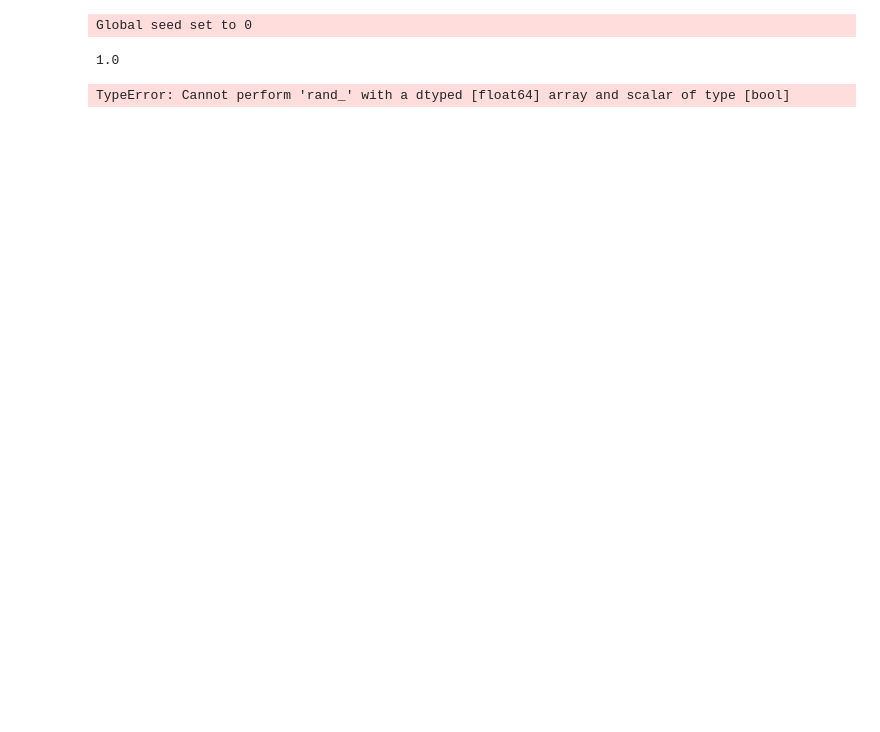
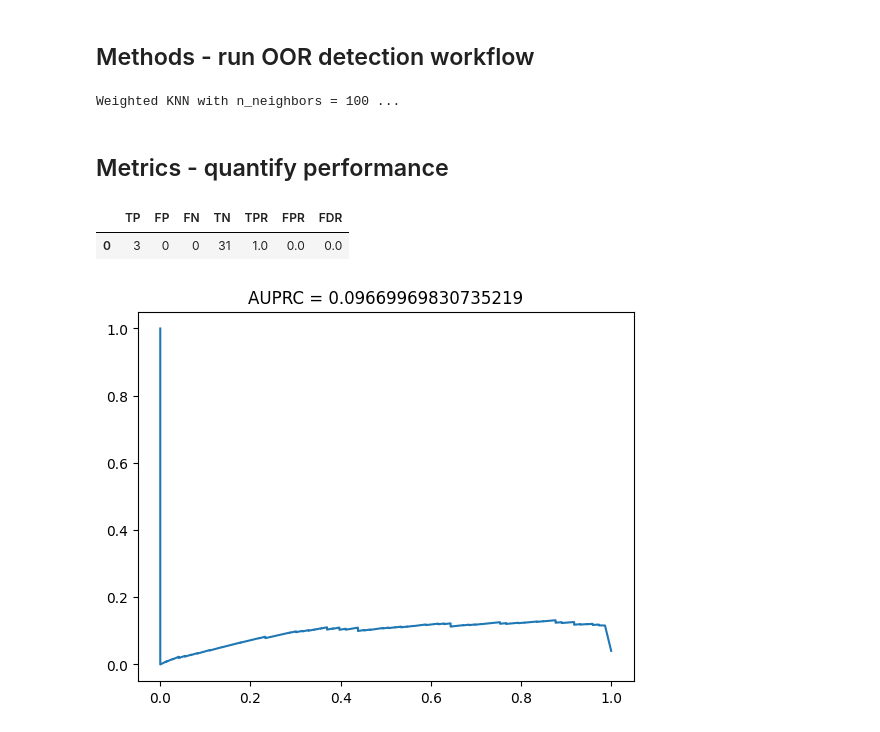
Before and after one commit to MarioniLab/oor_benchmark, a Jupyter notebook: docs/notebooks/example.ipynb, the cells around one changed output. Drawn from its saved outputs; the diff is of its cells as text; code cells hidden in the pictures; blank space fills up the shorter version.

```diff
--- a/docs/notebooks/example.ipynb
+++ b/docs/notebooks/example.ipynb
@@ -10,0 +11,5 @@ import scanpy as sc
+# %%
+## Make temporary directory to store results
+outdir = './tmp/'
+if not os.path.exists(outdir):
+    os.mkdir(outdir)
@@ -10,0 +40,10 @@ import scanpy as sc
+# %%
+from oor_benchmark.datasets import simulation
+query_samples = adata.obs[adata.obs['dataset_group'] == 'query']['sample_id'].unique().tolist()
+ctrl_samples = adata.obs[adata.obs['dataset_group'] == 'ctrl']['sample_id'].unique().tolist()
+adata = simulation.simulate_query_reference(adata,
+    batch_col = 'sample_id',
+    query_batch=query_samples,
+    ctrl_batch=ctrl_samples,
+    query_annotation = ['B cells'],
+    annotation_col='cell_annotation')
@@ -10,0 +56,2 @@ import scanpy as sc
+# %% [markdown]
+## Methods - run OOR detection workflow
@@ -11,6 +62,14 @@ import scanpy as sc
+# %%
+adata_label_uncertainty = scArches_mappingQC.scArches_atlas_mappingQClabels(adata, harmonize_output=True, outdir=outdir)
+# %% [output]
+Weighted KNN with n_neighbors = 100 ...
+# %% [markdown]
+## Metrics - quantify performance
 # %%
-from oor_benchmark.methods import scArches_milo
 from oor_benchmark.metrics.FDR_TPR_FPR import FDR_TPR_FPR
 from oor_benchmark.metrics.auprc import auprc
+
+FDR_TPR_FPR(adata_milo)
 # %% [output]
-Global seed set to 0
+|  | TP | FP | FN | TN | TPR | FPR | FDR |
+| 0 | 3 | 0 | 0 | 31 | 1.0 | 0.0 | 0.0 |
@@ -26,12 +76,6 @@ assert auprc(adata_merge, return_curve=True).shape[0] > 1
-# %%
-tpr_df.loc[0, 'TPR']
-# %% [output]
-1.0
-# %%
-tpr_df = FDR_TPR_FPR(adata_merge)
-assert tpr_df.shape[0] == 1
-assert tpr_df.loc[0, 'TPR'] >= 0.0 & tpr_df['TPR'] <= 1.0
-assert tpr_df.loc[0,'FPR'] >= 0.0 & tpr_df['FPR'] <= 1.0
-assert tpr_df.loc[0,'FDR'] >= 0.0 & tpr_df['FDR'] <= 1.0
-# %% [output]
-TypeError: Cannot perform 'rand_' with a dtyped [float64] array and scalar of type [bool]
+# %%
+prc_df = auprc(adata_label_uncertainty, return_curve=True)
+plt.plot(prc_df.Recall, prc_df.Precision);
+plt.title(f'AUPRC = {prc_df["AUPRC"][0]}');
+# %% [output]
+[figure, added]
```
Also changed, not shown: parts of 16 cells of this notebook, 3 other files.
